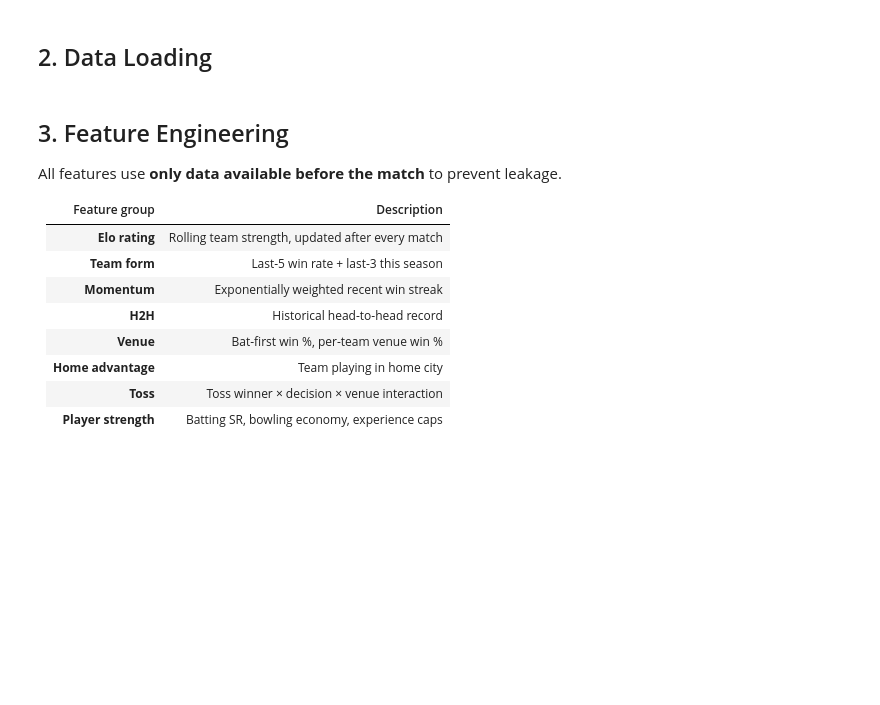
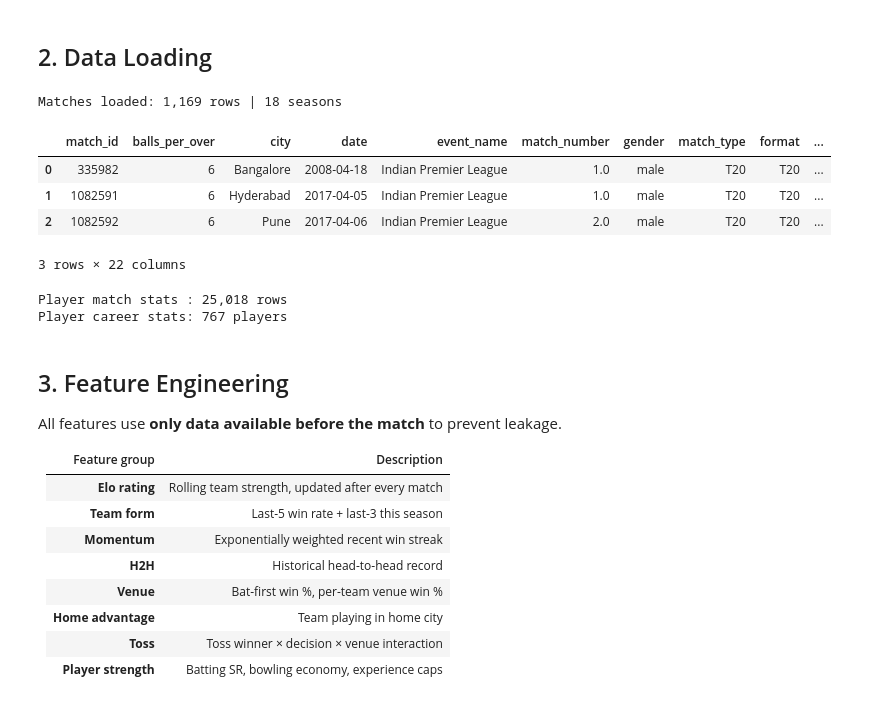
Before and after one commit to saiteja007-mv/ipl-predictions-2026, a Jupyter notebook: training.ipynb, the cells around one changed output. Drawn from its saved outputs; the diff is of its cells as text; code cells hidden in the pictures; blank space fills up the shorter version.

```diff
--- a/training.ipynb
+++ b/training.ipynb
@@ -50,26 +53,50 @@ print(f'Models   : {MODEL_DIR}')
 # %%
 # --- Load matches ---
 matches_raw = pd.read_csv(DATASET_DIR / 'matches.csv', low_memory=False)
 matches_raw.columns = matches_raw.columns.str.lower().str.replace(' ', '_')
 
 # Map common column name variants to canonical names
+# (Do not map season_id -> season here: many Kaggle files already have both → duplicate 'season' cols)
 COL_MAP = {
     'matchid': 'match_id', 'match_date': 'date', 'matchdate': 'date',
     'match_winner': 'winner', 'winning_team': 'winner',
     'team_1': 'team1', 'team_2': 'team2',
-    'toss_choice': 'toss_decision', 'season_id': 'season',
+    'toss_choice': 'toss_decision',
 }
 matches_raw.rename(columns={k: v for k, v in COL_MAP.items() if k in matches_raw.columns}, inplace=True)
+
+# Single canonical 'season' column
+if 'season_id' in matches_raw.columns and 'season' in matches_raw.columns:
+    s_main = pd.to_numeric(matches_raw['season'], errors='coerce')
+    s_id = pd.to_numeric(matches_raw['season_id'], errors='coerce')
+    matches_raw['season'] = s_main.fillna(s_id)
+    matches_raw.drop(columns=['season_id'], inplace=True)
+elif 'season_id' in matches_raw.columns:
+    matches_raw.rename(columns={'season_id': 'season'}, inplace=True)
 
 # Ensure date and season are present
 if 'date' in matches_raw.columns:
     matches_raw['date'] = pd.to_datetime(matches_raw['date'], errors='coerce')
-if 'season' not in matches_raw.columns or matches_raw['season'].isna().any():
+
+if 'season' not in matches_raw.columns:
     if 'date' in matches_raw.columns:
-        matches_raw['season'] = matches_raw.get('season', pd.Series()).fillna(matches_raw['date'].dt.year)
+        matches_raw['season'] = matches_raw['date'].dt.year
+else:
+    matches_raw['season'] = pd.to_numeric(matches_raw['season'], errors='coerce')
+    if 'date' in matches_raw.columns:
+        _na = matches_raw['season'].isna()
+        if bool(_na.any()):
+            matches_raw.loc[_na, 'season'] = matches_raw.loc[_na, 'date'].dt.year
 
 print(f'Matches loaded: {len(matches_raw):,} rows | {matches_raw["season"].nunique()} seasons')
 matches_raw.head(3)
+# %% [output]
+Matches loaded: 1,169 rows | 18 seasons
+|  | match_id | balls_per_over | city | date | event_name | match_number | gender | match_type | format | ... |
+| 0 | 335982 | 6 | Bangalore | 2008-04-18 | Indian Premier League | 1.0 | male | T20 | T20 | ... |
+| 1 | 1082591 | 6 | Hyderabad | 2017-04-05 | Indian Premier League | 1.0 | male | T20 | T20 | ... |
+| 2 | 1082592 | 6 | Pune | 2017-04-06 | Indian Premier League | 2.0 | male | T20 | T20 | ... |
+3 rows × 22 columns
 # %%
 # --- Standardise team names ---
 TEAM_NAME_MAP = {
@@ -88,6 +115,9 @@ player_match_stats = pd.read_csv(DATASET_DIR / 'player_match_stats.csv', low_mem
 player_stats       = pd.read_csv(DATASET_DIR / 'player_stats.csv', low_memory=False)
 print(f'Player match stats : {len(player_match_stats):,} rows')
 print(f'Player career stats: {player_stats["player"].nunique()} players')
+# %% [output]
+Player match stats : 25,018 rows
+Player career stats: 767 players
 # %% [markdown]
 ## 3. Feature Engineering
 
```
Also changed, not shown: parts of 12 cells of this notebook, 19 other files.
